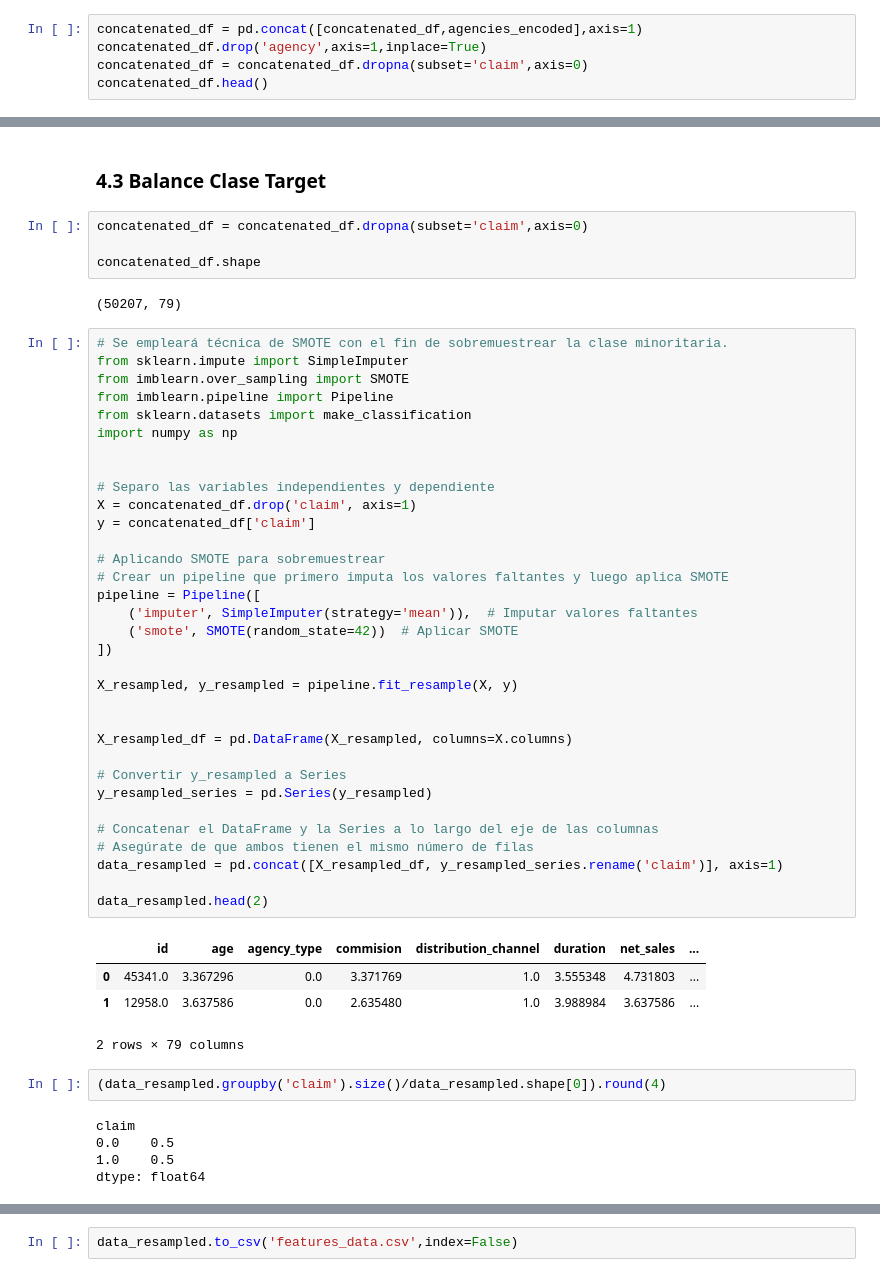
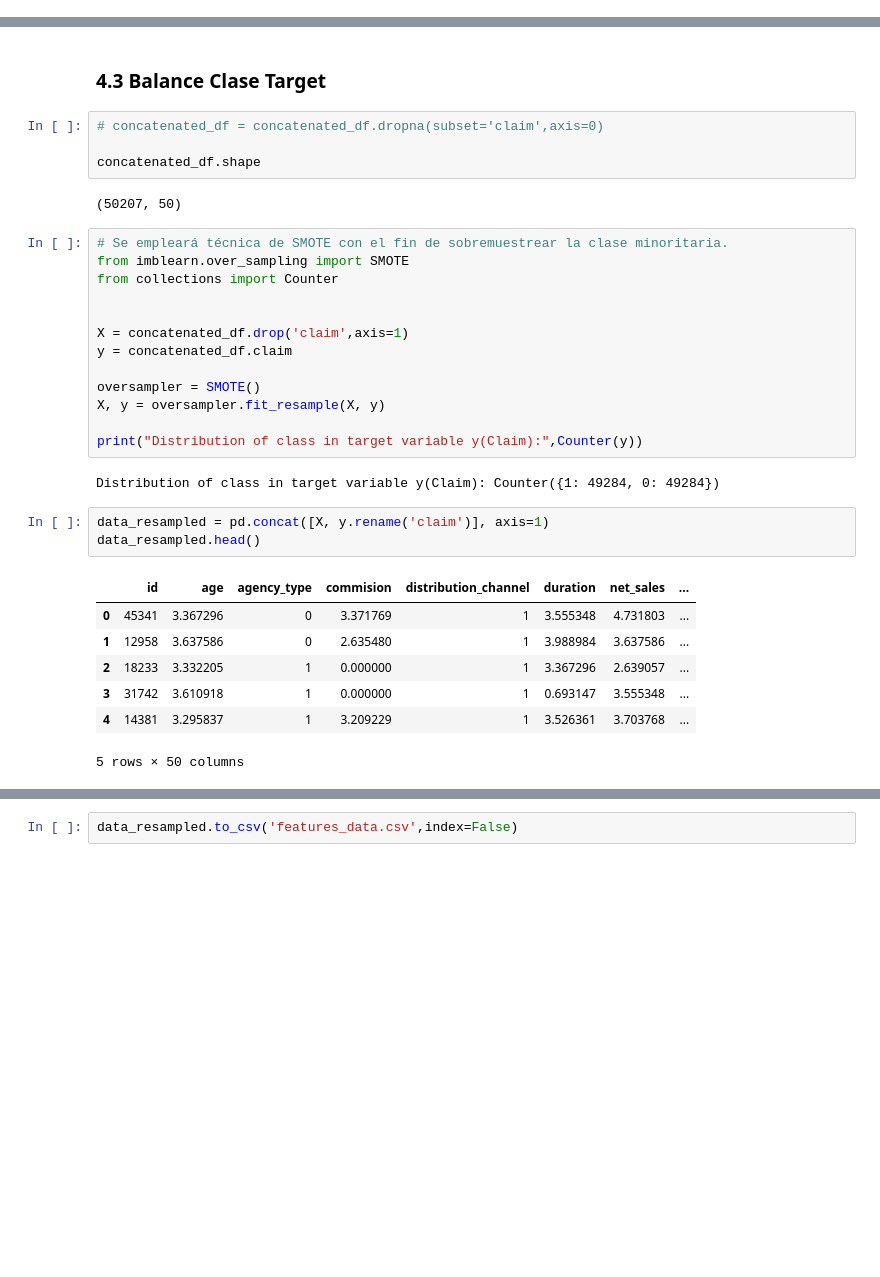
Before and after one commit to gdelgador/MineriaDatos, a Jupyter notebook: Actividad1.ipynb, the cells around one changed output, grey strips where cells are left out. Saved outputs shown, nothing was run; the diff lists cells and outputs as text; blank space fills up the shorter version.

```diff
--- a/Actividad1.ipynb
+++ b/Actividad1.ipynb
@@ -572,5 +577,0 @@ agencies_encoded.head(2)
-# %%
-concatenated_df = pd.concat([concatenated_df,agencies_encoded],axis=1)
-concatenated_df.drop('agency',axis=1,inplace=True)
-concatenated_df = concatenated_df.dropna(subset='claim',axis=0)
-concatenated_df.head()
@@ -611,53 +611,34 @@ memory usage: 31.0+ MB
 # %% [markdown]
 ### 4.3 Balance Clase Target
 # %%
-concatenated_df = concatenated_df.dropna(subset='claim',axis=0)
+# concatenated_df = concatenated_df.dropna(subset='claim',axis=0)
 
 concatenated_df.shape
 # %% [output]
-(50207, 79)
+(50207, 50)
-# %%
-# Se empleará técnica de SMOTE con el fin de sobremuestrear la clase minoritaria.
-from sklearn.impute import SimpleImputer
-from imblearn.over_sampling import SMOTE
-from imblearn.pipeline import Pipeline
-from sklearn.datasets import make_classification
-import numpy as np
-
-
-# Separo las variables independientes y dependiente
-X = concatenated_df.drop('claim', axis=1)
-y = concatenated_df['claim']
-
-# Aplicando SMOTE para sobremuestrear
-# Crear un pipeline que primero imputa los valores faltantes y luego aplica SMOTE
-pipeline = Pipeline([
-    ('imputer', SimpleImputer(strategy='mean')),  # Imputar valores faltantes
-    ('smote', SMOTE(random_state=42))  # Aplicar SMOTE
-])
-
-X_resampled, y_resampled = pipeline.fit_resample(X, y)
-
-
-X_resampled_df = pd.DataFrame(X_resampled, columns=X.columns)
-
-# Convertir y_resampled a Series
-y_resampled_series = pd.Series(y_resampled)
-
-# Concatenar el DataFrame y la Series a lo largo del eje de las columnas
-# Asegúrate de que ambos tienen el mismo número de filas
-data_resampled = pd.concat([X_resampled_df, y_resampled_series.rename('claim')], axis=1)
-
-data_resampled.head(2)
-# %% [output]
-|  | id | age | agency_type | commision | distribution_channel | duration | net_sales | ... |
-| 0 | 45341.0 | 3.367296 | 0.0 | 3.371769 | 1.0 | 3.555348 | 4.731803 | ... |
-| 1 | 12958.0 | 3.637586 | 0.0 | 2.635480 | 1.0 | 3.988984 | 3.637586 | ... |
-2 rows × 79 columns
-# %%
-(data_resampled.groupby('claim').size()/data_resampled.shape[0]).round(4)
-# %% [output]
-claim
-0.0    0.5
-1.0    0.5
-dtype: float64
+# %%
+# Se empleará técnica de SMOTE con el fin de sobremuestrear la clase minoritaria.
+from imblearn.over_sampling import SMOTE
+from collections import Counter
+
+
+X = concatenated_df.drop('claim',axis=1)
+y = concatenated_df.claim
+
+oversampler = SMOTE()
+X, y = oversampler.fit_resample(X, y)
+
+print("Distribution of class in target variable y(Claim):",Counter(y))
+# %% [output]
+Distribution of class in target variable y(Claim): Counter({1: 49284, 0: 49284})
+# %%
+data_resampled = pd.concat([X, y.rename('claim')], axis=1)
+data_resampled.head()
+# %% [output]
+|  | id | age | agency_type | commision | distribution_channel | duration | net_sales | ... |
+| 0 | 45341 | 3.367296 | 0 | 3.371769 | 1 | 3.555348 | 4.731803 | ... |
+| 1 | 12958 | 3.637586 | 0 | 2.635480 | 1 | 3.988984 | 3.637586 | ... |
+| 2 | 18233 | 3.332205 | 1 | 0.000000 | 1 | 3.367296 | 2.639057 | ... |
+| 3 | 31742 | 3.610918 | 1 | 0.000000 | 1 | 0.693147 | 3.555348 | ... |
+| 4 | 14381 | 3.295837 | 1 | 3.209229 | 1 | 3.526361 | 3.703768 | ... |
+5 rows × 50 columns
```
Also changed, not shown: parts of 17 cells of this notebook, 2 other files.
